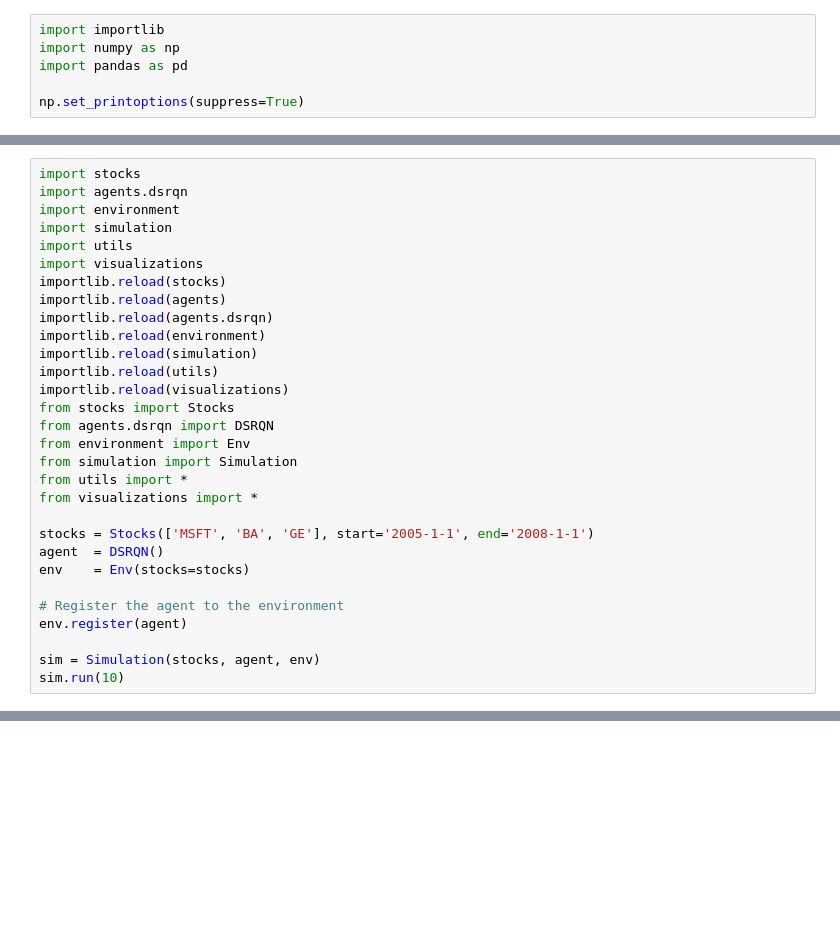
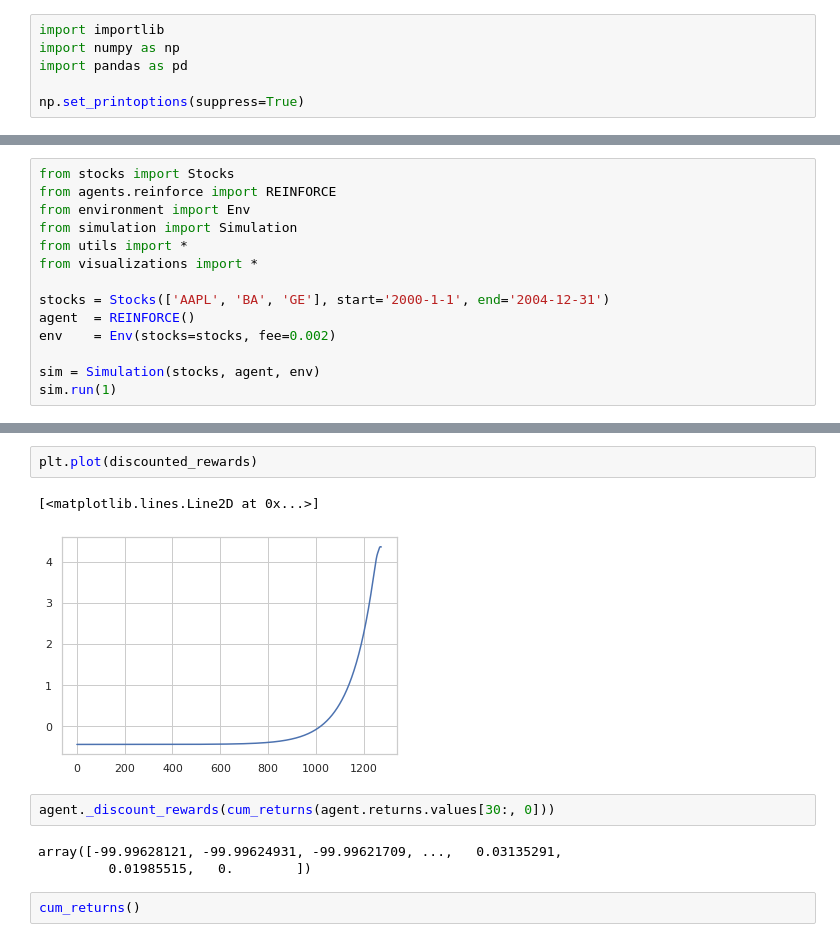
Before and after one commit to JulesHuisman/deep-learning, a Jupyter notebook: sim.ipynb, the cells around one changed output, grey strips where cells are left out. Saved outputs shown, nothing was run; the diff lists cells and outputs as text; blank space fills up the shorter version.

```diff
--- a/sim.ipynb
+++ b/sim.ipynb
@@ -7,31 +52,15 @@ np.set_printoptions(suppress=True)
 # %%
-import stocks
-import agents.dsrqn
-import environment
-import simulation
-import utils
-import visualizations
-importlib.reload(stocks)
-importlib.reload(agents)
-importlib.reload(agents.dsrqn)
-importlib.reload(environment)
-importlib.reload(simulation)
-importlib.reload(utils)
-importlib.reload(visualizations)
 from stocks import Stocks
-from agents.dsrqn import DSRQN
+from agents.reinforce import REINFORCE
 from environment import Env
 from simulation import Simulation
 from utils import *
 from visualizations import *
 
-stocks = Stocks(['MSFT', 'BA', 'GE'], start='2005-1-1', end='2008-1-1')
-agent  = DSRQN()
-env    = Env(stocks=stocks)
-
-# Register the agent to the environment
-env.register(agent)
+stocks = Stocks(['AAPL', 'BA', 'GE'], start='2000-1-1', end='2004-12-31')
+agent  = REINFORCE()
+env    = Env(stocks=stocks, fee=0.002)
 
 sim = Simulation(stocks, agent, env)
-sim.run(10)
+sim.run(1)
 # %% [output]
@@ -47,0 +106,12 @@ Episode 9
+# %%
+plt.plot(discounted_rewards)
+# %% [output]
+[<matplotlib.lines.Line2D at 0x...>]
+[figure, added]
+# %%
+agent._discount_rewards(cum_returns(agent.returns.values[30:, 0]))
+# %% [output]
+array([-99.99628121, -99.99624931, -99.99621709, ...,   0.03135291,
+         0.01985515,   0.        ])
+# %%
+cum_returns()
```
Also changed, not shown: parts of 13 cells of this notebook, 10 other files.
